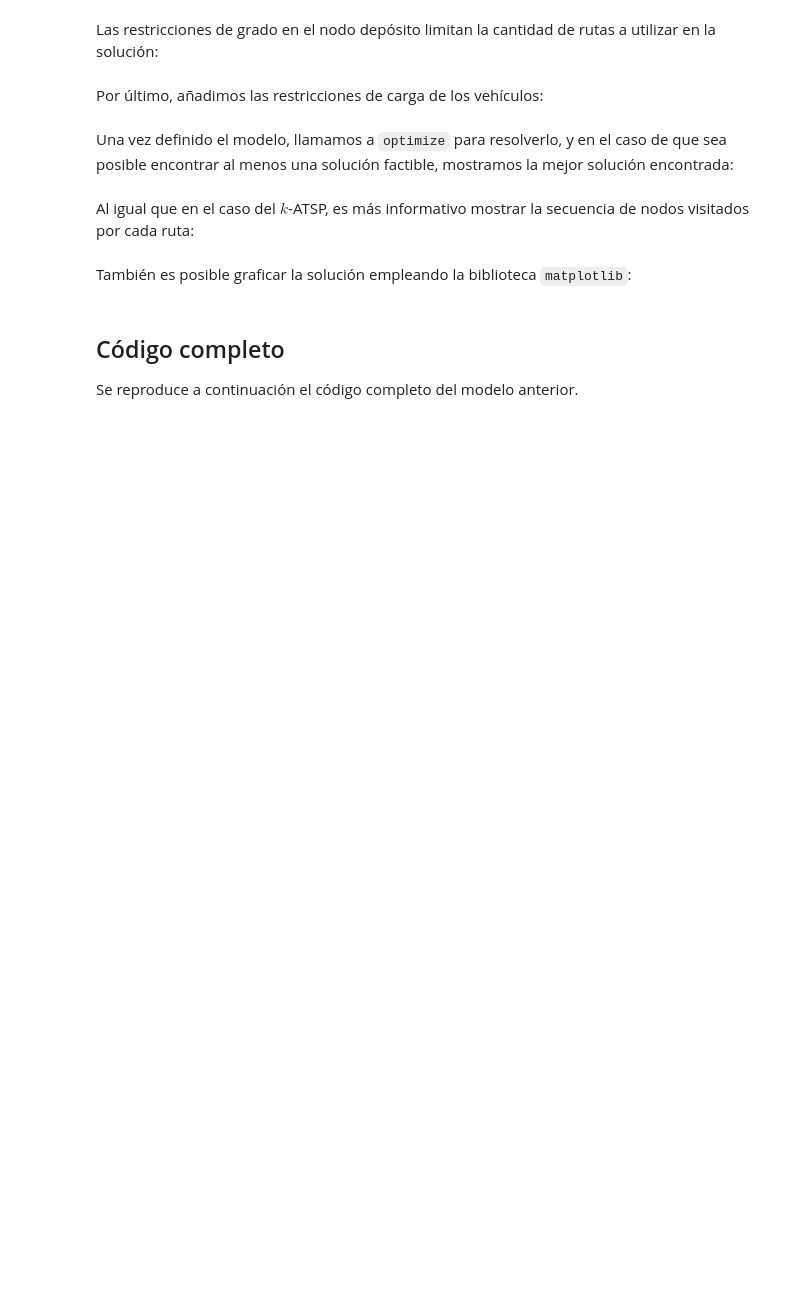
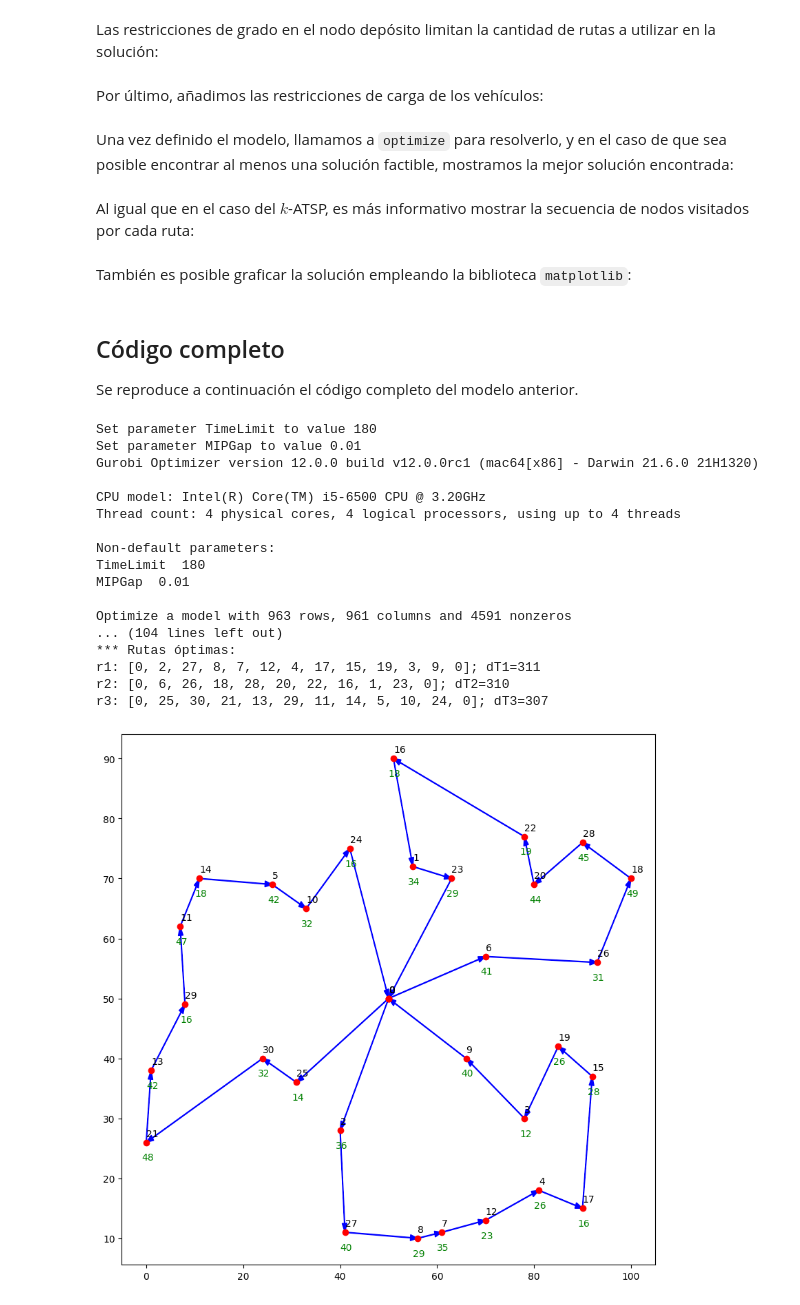
Before and after one commit to LuisMiguelT/mip-modeling-course, a Jupyter notebook: 20_cvrp.ipynb, the cells around one changed output. Cells and saved outputs as stored; diff of their text form; code cells hidden in the pictures; blank space fills up the shorter version.

```diff
--- a/20_cvrp.ipynb
+++ b/20_cvrp.ipynb
@@ -304,7 +304,7 @@ try:
     m.Params.TimeLimit = 180
 
     # fijar brecha de optimalidad aceptable en 20%
-    m.Params.MIPGap = 0.2
+    m.Params.MIPGap = 0.01
 
     # resolver el modelo
     m.optimize()
@@ -320,30 +320,49 @@ try:
         n_rutas = len(L.select(0,'*'))
 
         # recuperar cada ruta como un ordenamiento de los nodos que empieza y termina en el depósito
         rutas = []
         for i in range(n_rutas):
             T = [0]
             # nodo actual:
             i = 0
             while True:
                 # determinar un sucesor de i
                 (i,j) = L.select(i,'*').pop(0)
                 T.append(j)
                 i = j
                 if i==0:
                     break
             rutas.append(T)
 
         print ('*** Rutas óptimas:')
         for i in range(len(rutas)):
             dT = sum(d[j] for j in rutas[i] if j!=0)
             print('r{0}: {1}; dT{0}={2}'.format(i+1, rutas[i], dT))
 
         # dibujar las rutas
         dibujarRutas(coordx, coordy, rutas, d)
 
 except GurobiError as e:
     print('Se produjo un error de Gurobi: código: ' + str(e.errno) + ": " + str(e))
 
 except AttributeError:
     print('Se produjo un error de atributo')
+# %% [output]
+Set parameter TimeLimit to value 180
+Set parameter MIPGap to value 0.01
+Gurobi Optimizer version 12.0.0 build v12.0.0rc1 (mac64[x86] - Darwin 21.6.0 21H1320)
+
+CPU model: Intel(R) Core(TM) i5-6500 CPU @ 3.20GHz
+Thread count: 4 physical cores, 4 logical processors, using up to 4 threads
+
+Non-default parameters:
+TimeLimit  180
+MIPGap  0.01
+
+Optimize a model with 963 rows, 961 columns and 4591 nonzeros
+... (104 lines left out)
+*** Rutas óptimas:
+r1: [0, 2, 27, 8, 7, 12, 4, 17, 15, 19, 3, 9, 0]; dT1=311
+r2: [0, 6, 26, 18, 28, 20, 22, 16, 1, 23, 0]; dT2=310
+r3: [0, 25, 30, 21, 13, 29, 11, 14, 5, 10, 24, 0]; dT3=307
+[figure, added]
```
Also changed, not shown: 9 other files.
